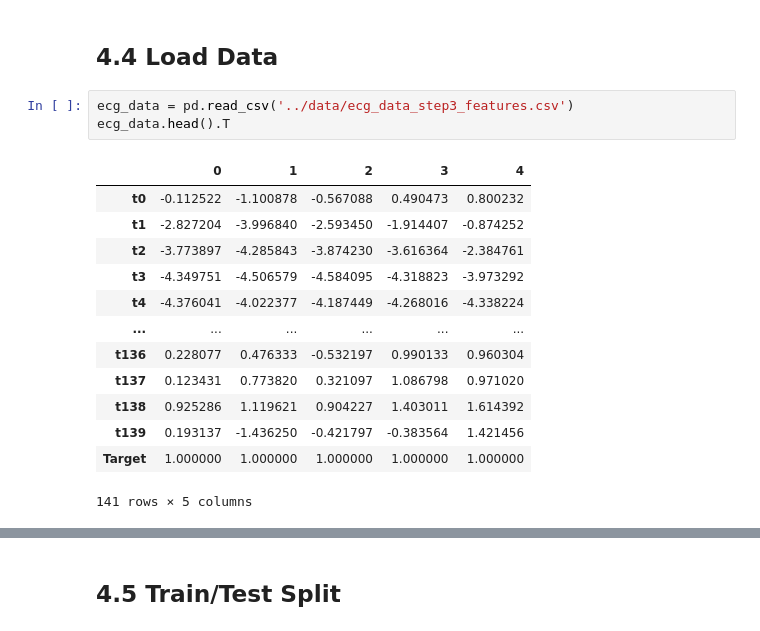
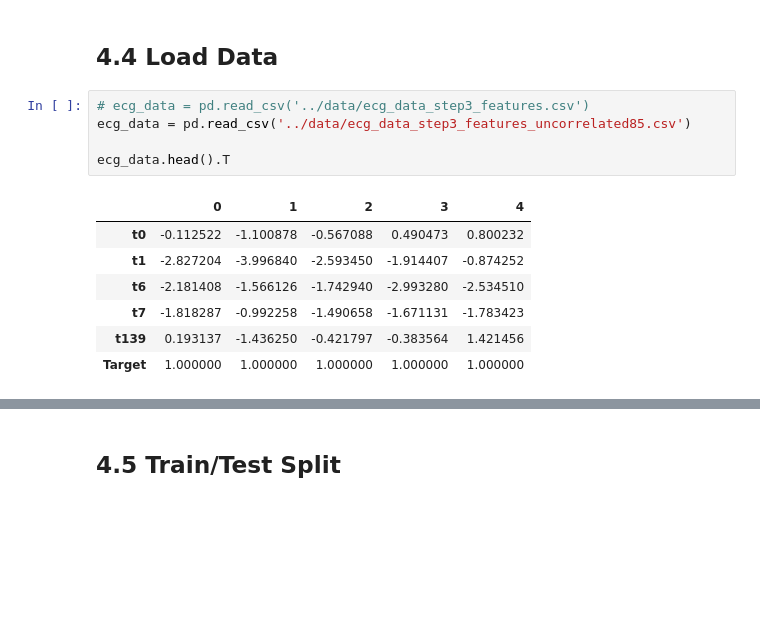
Before and after one commit to azarbarzin/Springboard, a Jupyter notebook: Capstone Project 2/Notebooks/04_preprocessing_and_training.ipynb, the cells around one changed output, grey strips where cells are left out. Drawn from its saved outputs; the diff is of its cells as text; blank space fills up the shorter version.

```diff
--- a/Capstone Project 2/Notebooks/04_preprocessing_and_training.ipynb
+++ b/Capstone Project 2/Notebooks/04_preprocessing_and_training.ipynb
@@ -75,21 +75,17 @@ The animation.avconv_args rcparam was deprecated in Matplotlib 3.3 and will be r
 # %% [markdown]
 ## 4.4 Load Data<a id='4.4_Load_Data'></a>
 # %%
-ecg_data = pd.read_csv('../data/ecg_data_step3_features.csv')
+# ecg_data = pd.read_csv('../data/ecg_data_step3_features.csv')
+ecg_data = pd.read_csv('../data/ecg_data_step3_features_uncorrelated85.csv')
+
 ecg_data.head().T
 # %% [output]
 |  | 0 | 1 | 2 | 3 | 4 |
 | t0 | -0.112522 | -1.100878 | -0.567088 | 0.490473 | 0.800232 |
 | t1 | -2.827204 | -3.996840 | -2.593450 | -1.914407 | -0.874252 |
-| t2 | -3.773897 | -4.285843 | -3.874230 | -3.616364 | -2.384761 |
-| t3 | -4.349751 | -4.506579 | -4.584095 | -4.318823 | -3.973292 |
-| t4 | -4.376041 | -4.022377 | -4.187449 | -4.268016 | -4.338224 |
-| ... | ... | ... | ... | ... | ... |
-| t136 | 0.228077 | 0.476333 | -0.532197 | 0.990133 | 0.960304 |
-| t137 | 0.123431 | 0.773820 | 0.321097 | 1.086798 | 0.971020 |
-| t138 | 0.925286 | 1.119621 | 0.904227 | 1.403011 | 1.614392 |
+| t6 | -2.181408 | -1.566126 | -1.742940 | -2.993280 | -2.534510 |
+| t7 | -1.818287 | -0.992258 | -1.490658 | -1.671131 | -1.783423 |
 | t139 | 0.193137 | -1.436250 | -0.421797 | -0.383564 | 1.421456 |
 | Target | 1.000000 | 1.000000 | 1.000000 | 1.000000 | 1.000000 |
-141 rows × 5 columns
 # %%
 # ecg_data.Target = ['ABNORMAL' if x == 0.0 else 'NORMAL' for x in ecg_data.Target]
```
Also changed, not shown: parts of 14 cells of this notebook, 2 other files.
